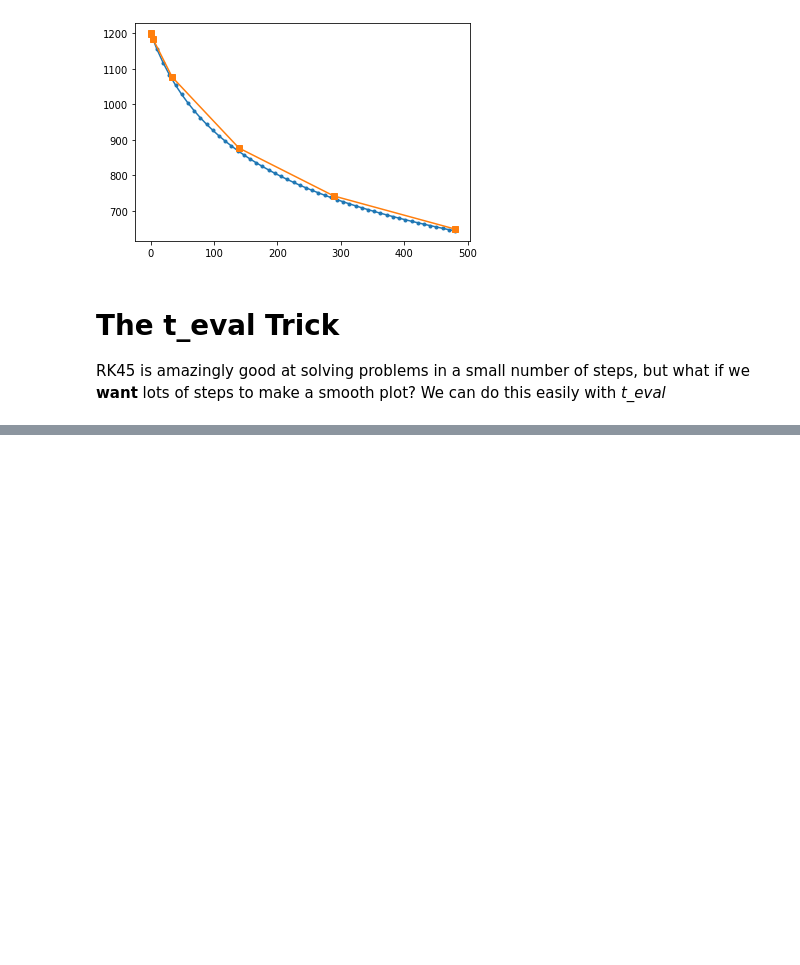
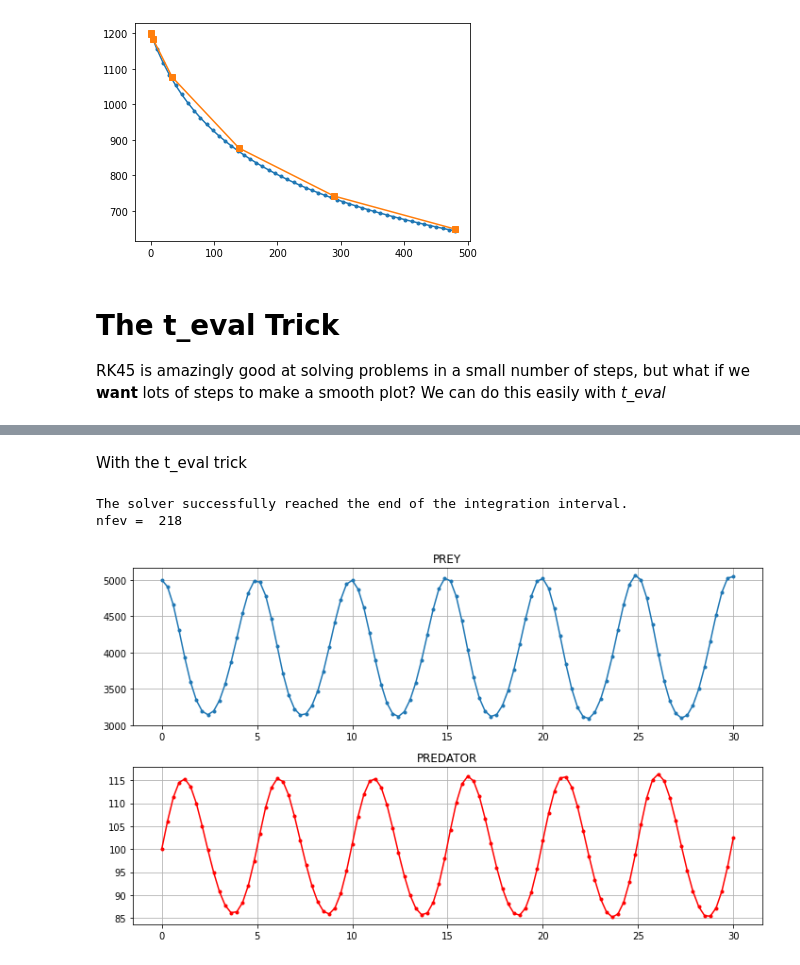
Before and after one commit to mdaugherity/Numerical2022, a Jupyter notebook: ode/Week_10_solveivp.ipynb, the cells around one changed output, grey strips where cells are left out. Saved outputs shown, nothing was run; the diff lists cells and outputs as text; code cells hidden in the pictures; blank space fills up the shorter version.

```diff
--- a/ode/Week_10_solveivp.ipynb
+++ b/ode/Week_10_solveivp.ipynb
@@ -171 +209,39 @@ t_eval :         1.592718606120357
+# %% [markdown]
+With the t_eval trick
+# %%
+# PRED-PREY
+# p1 = prey population, p2 = predator population
+a1 = 2.0; a2 = 0.0002; # growth rates
+d1 = 0.02; d2 = 0.8; # death rates
+
+def f(t,yvec):
+  y1 = yvec[0]  # define yvec=[y1,y2]
+  y2 = yvec[1]
+  return [a1*y1-d1*y1*y2,  a2*y1*y2 - d2*y2];
+
+TMAX = 30
+y0 = [5000, 100]
+t = np.linspace(0, TMAX, num=100)
+ivp = solve_ivp(f, [0,TMAX],y0, t_eval=t)
+print(ivp.message)
+print('nfev = ',ivp.nfev)
+#t = ivp.t
+prey = ivp.y[0]
+pred = ivp.y[1]
+
+plt.figure(figsize=(10,6))
+plt.subplot(2,1,1)
+plt.plot(t, prey,'.-',label='y')
+plt.grid()
+plt.title('PREY')
+plt.subplot(2,1,2)
+plt.plot(t, pred,'r.-',label='y')
+plt.grid()
+plt.title('PREDATOR')
+plt.tight_layout()
+plt.show()
+# %% [output]
+The solver successfully reached the end of the integration interval.
+nfev =  218
+[figure, added]
 # %% [markdown]
```
Also changed, not shown: parts of 12 cells of this notebook.
